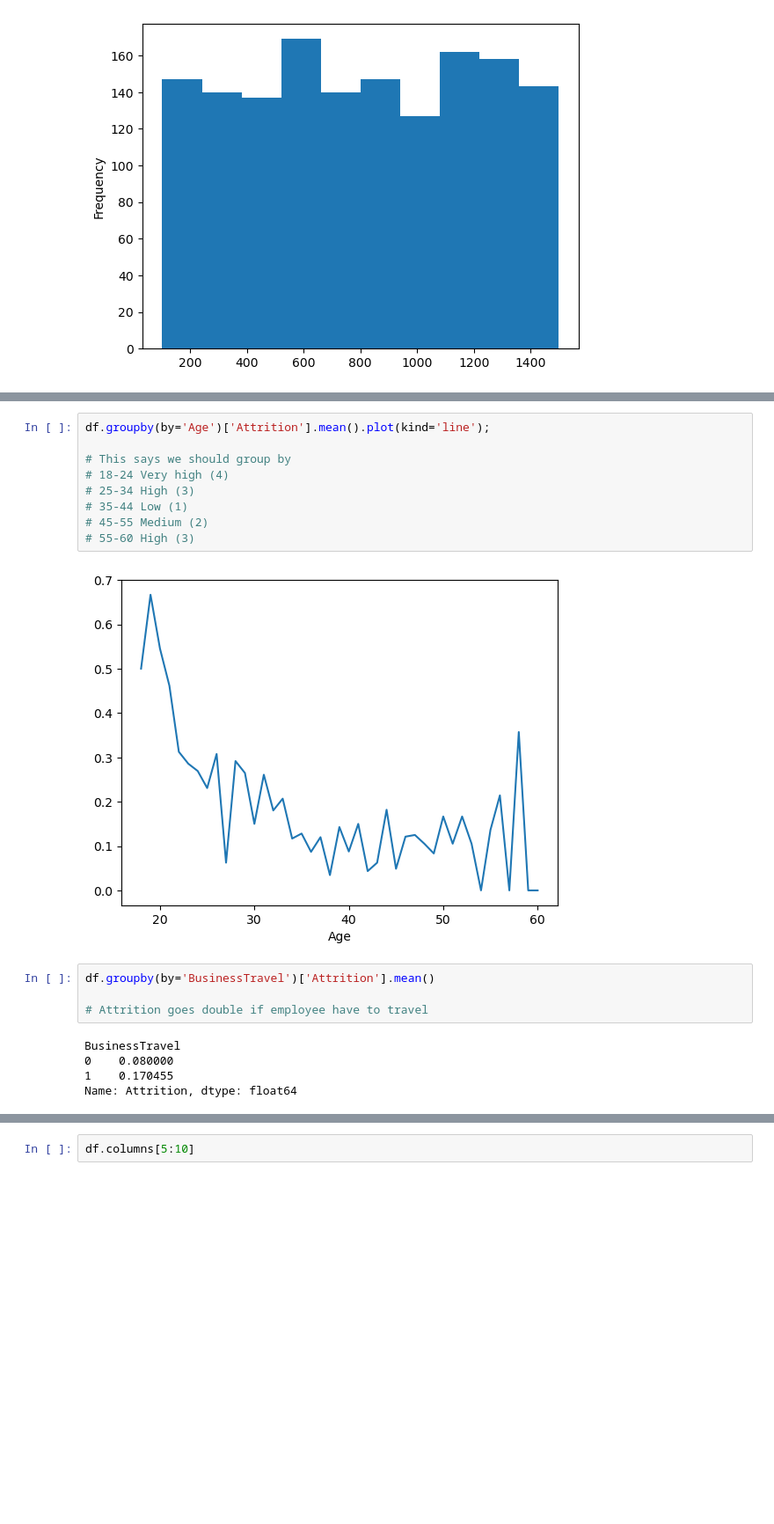
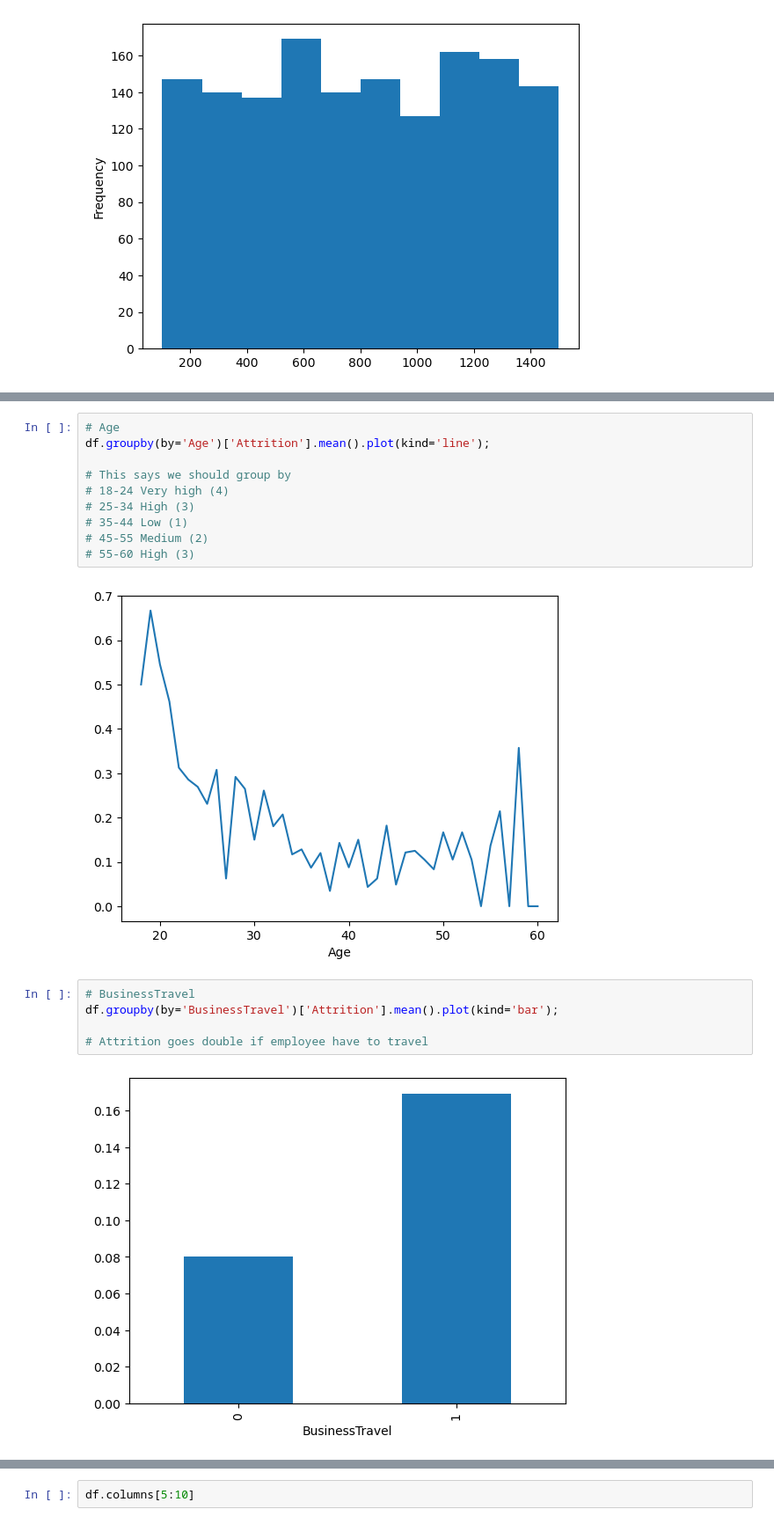
Before and after one commit to atigonh/resignation, a Jupyter notebook: code/2_EDA.ipynb, the cells around one changed output, grey strips where cells are left out. Shown at 88% size. Drawn from its saved outputs; the diff is of its cells as text; blank space fills up the shorter version.

```diff
--- a/code/2_EDA.ipynb
+++ b/code/2_EDA.ipynb
@@ -68,4 +66,5 @@ Name: Attrition, dtype: float64
 # %%
+# Age
 df.groupby(by='Age')['Attrition'].mean().plot(kind='line');
 
 # This says we should group by
@@ -77,11 +76,9 @@ df.groupby(by='Age')['Attrition'].mean().plot(kind='line');
 # %% [output]
 [figure]
 # %%
-df.groupby(by='BusinessTravel')['Attrition'].mean()
+# BusinessTravel
+df.groupby(by='BusinessTravel')['Attrition'].mean().plot(kind='bar');
 
 # Attrition goes double if employee have to travel
 # %% [output]
-BusinessTravel
-0    0.080000
-1    0.170455
-Name: Attrition, dtype: float64
+[figure, added]
```
Also changed, not shown: parts of 10 cells of this notebook, 4 other files.
